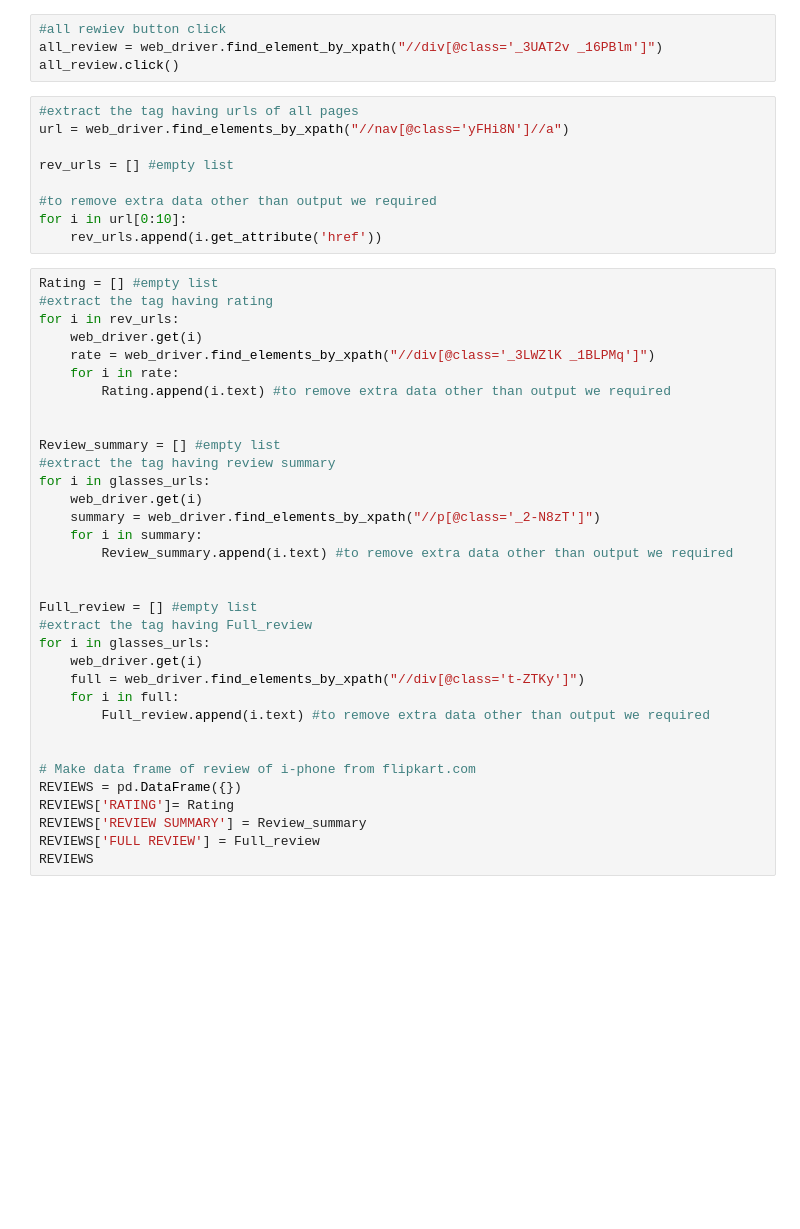
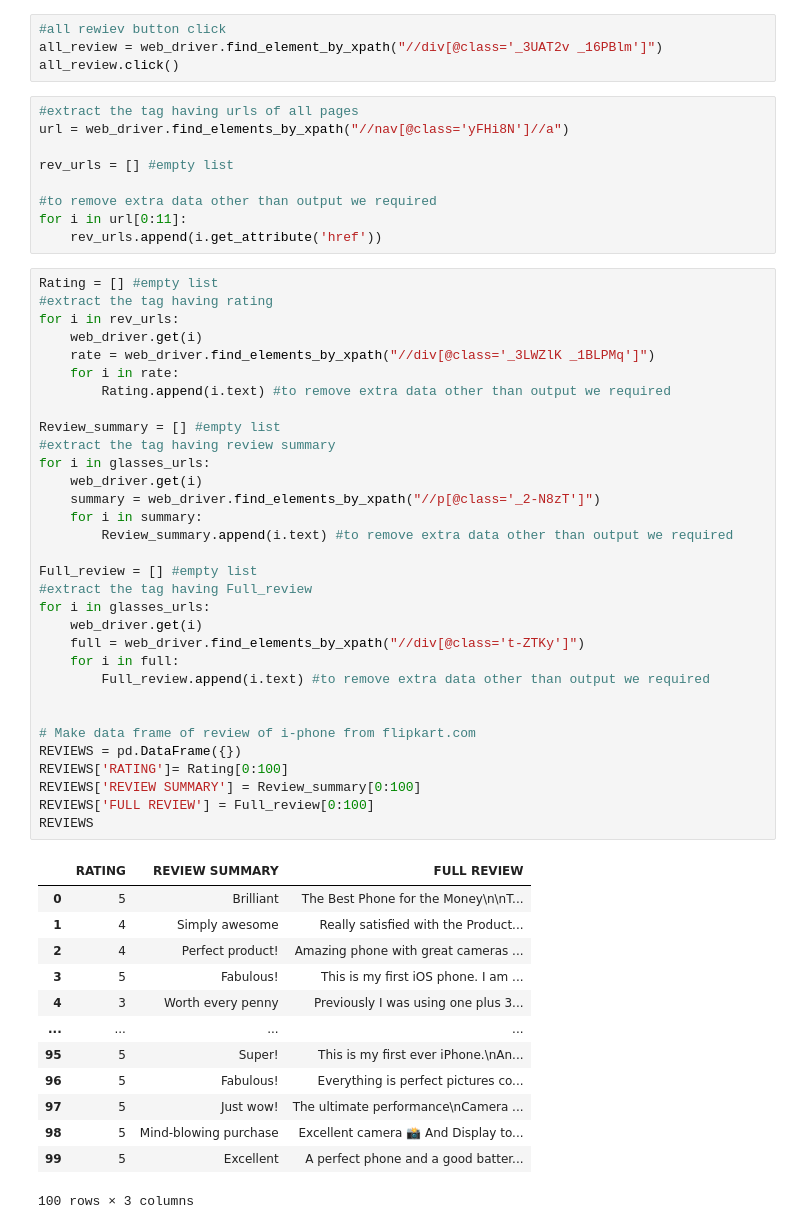
Before and after one commit to chaitali1992mygit/WEB-SCRAPING-ASSIGNMENT-2, a Jupyter notebook: WEB SCRAPING ASSIGNMENT 2.ipynb, the cells around one changed output. Drawn from its saved outputs; the diff is of its cells as text; blank space fills up the shorter version.

```diff
--- a/WEB SCRAPING ASSIGNMENT 2.ipynb
+++ b/WEB SCRAPING ASSIGNMENT 2.ipynb
@@ -573,39 +578,51 @@ url = web_driver.find_elements_by_xpath("//nav[@class='yFHi8N']//a")
 rev_urls = [] #empty list
 
 #to remove extra data other than output we required
-for i in url[0:10]:
+for i in url[0:11]:
     rev_urls.append(i.get_attribute('href'))
 # %%
 Rating = [] #empty list
 #extract the tag having rating
 for i in rev_urls:
     web_driver.get(i)
     rate = web_driver.find_elements_by_xpath("//div[@class='_3LWZlK _1BLPMq']")
     for i in rate:
         Rating.append(i.text) #to remove extra data other than output we required
 
-
 Review_summary = [] #empty list
 #extract the tag having review summary
 for i in glasses_urls:
     web_driver.get(i)
     summary = web_driver.find_elements_by_xpath("//p[@class='_2-N8zT']")
     for i in summary:
         Review_summary.append(i.text) #to remove extra data other than output we required
-
 
 Full_review = [] #empty list
 #extract the tag having Full_review
 for i in glasses_urls:
     web_driver.get(i)
     full = web_driver.find_elements_by_xpath("//div[@class='t-ZTKy']")
     for i in full:
         Full_review.append(i.text) #to remove extra data other than output we required
 
 
 # Make data frame of review of i-phone from flipkart.com
 REVIEWS = pd.DataFrame({})
-REVIEWS['RATING']= Rating
-REVIEWS['REVIEW SUMMARY'] = Review_summary
-REVIEWS['FULL REVIEW'] = Full_review
+REVIEWS['RATING']= Rating[0:100]
+REVIEWS['REVIEW SUMMARY'] = Review_summary[0:100]
+REVIEWS['FULL REVIEW'] = Full_review[0:100]
 REVIEWS
+# %% [output]
+|  | RATING | REVIEW SUMMARY | FULL REVIEW |
+| 0 | 5 | Brilliant | The Best Phone for the Money\n\nT... |
+| 1 | 4 | Simply awesome | Really satisfied with the Product... |
+| 2 | 4 | Perfect product! | Amazing phone with great cameras ... |
+| 3 | 5 | Fabulous! | This is my first iOS phone. I am ... |
+| 4 | 3 | Worth every penny | Previously I was using one plus 3... |
+| ... | ... | ... | ... |
+| 95 | 5 | Super! | This is my first ever iPhone.\nAn... |
+| 96 | 5 | Fabulous! | Everything is perfect pictures co... |
+| 97 | 5 | Just wow! | The ultimate performance\nCamera ... |
+| 98 | 5 | Mind-blowing purchase | Excellent camera 📸 And Display to... |
+| 99 | 5 | Excellent | A perfect phone and a good batter... |
+100 rows × 3 columns
```
Also changed, not shown: parts of 31 cells of this notebook.
